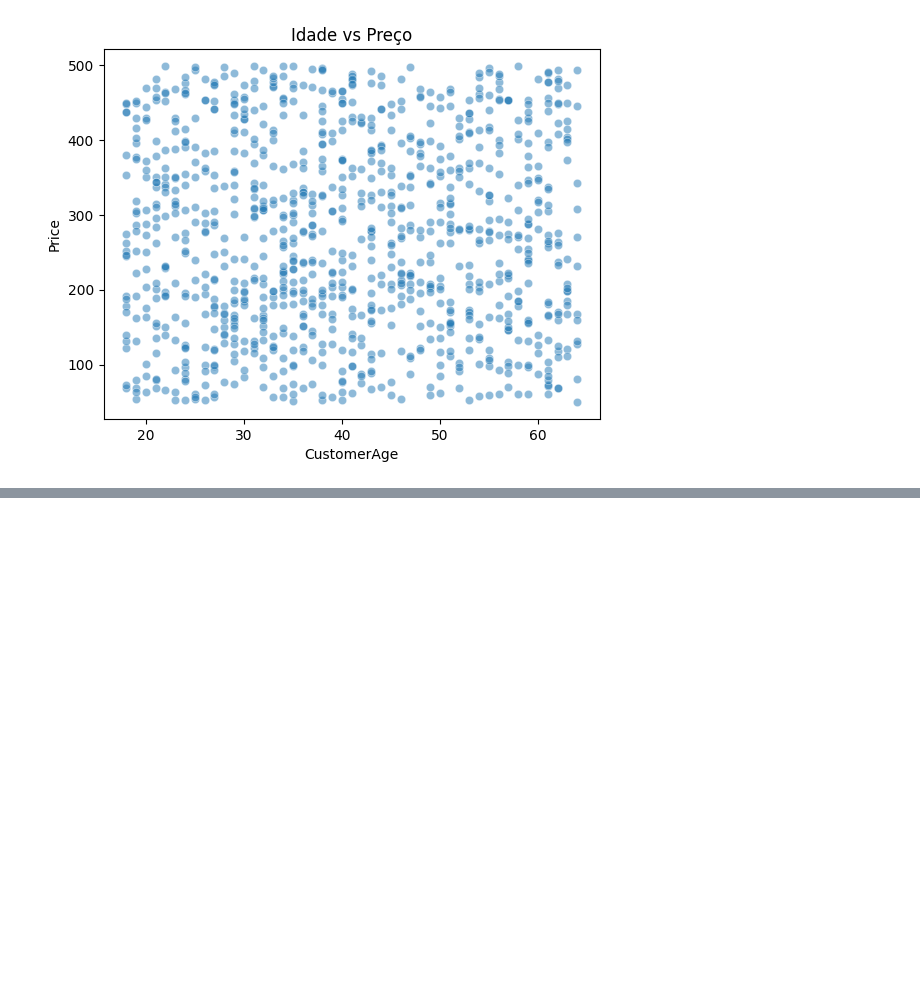
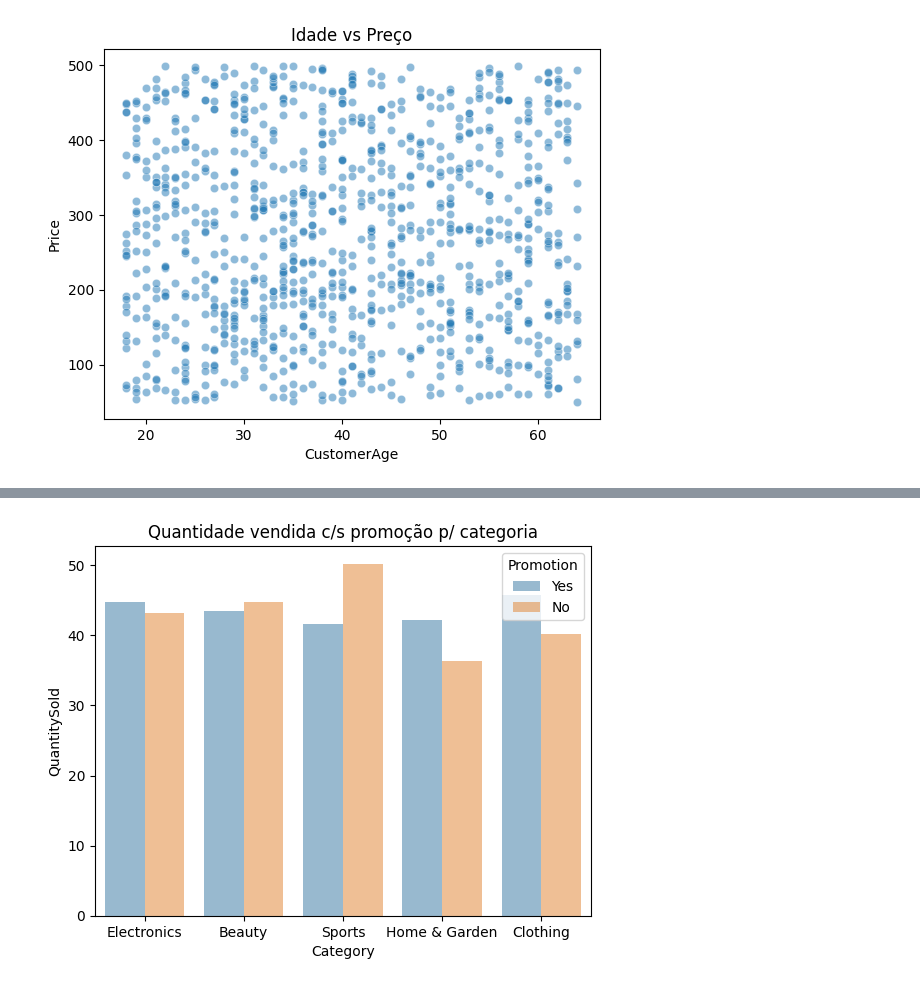
Before and after one commit to danilooxz/TrabalhoAnaliseDados, a Jupyter notebook: trabalho.ipynb, the cells around one changed output, grey strips where cells are left out. Cells and saved outputs as stored; diff of their text form; code cells hidden in the pictures; blank space fills up the shorter version.

```diff
--- a/trabalho.ipynb
+++ b/trabalho.ipynb
@@ -148,0 +159,6 @@ plt.show()
+# %%
+sns.barplot(x='Category', y='QuantitySold', hue='Promotion', errorbar=None, data=df_clean, alpha=0.5)
+plt.title('Quantidade vendida c/s promoção p/ categoria')
+plt.show()
+# %% [output]
+[figure, added]
```
Also changed, not shown: parts of 2 cells of this notebook.
